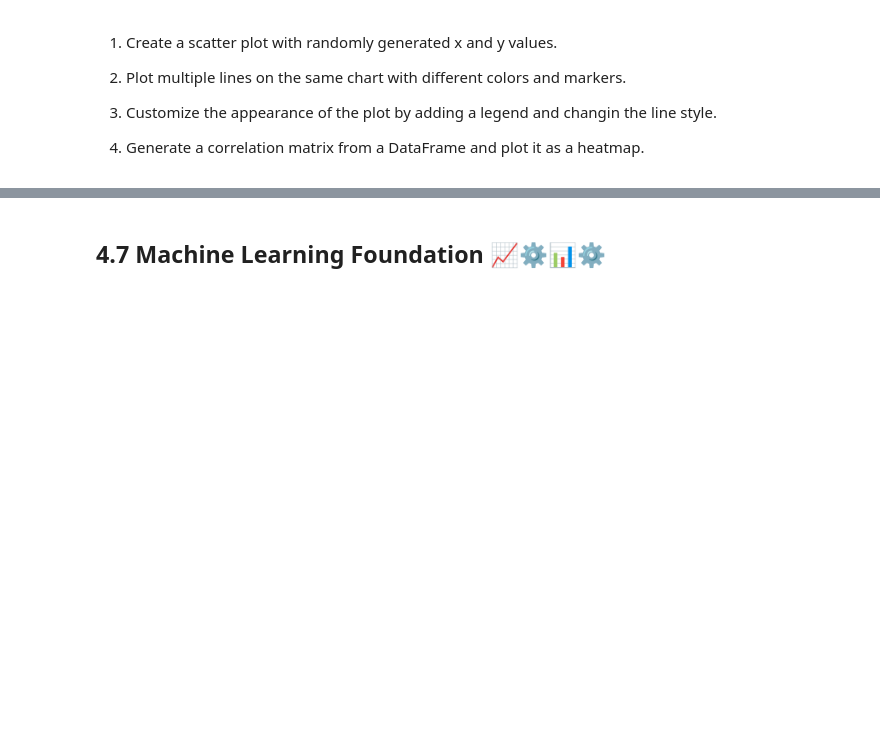
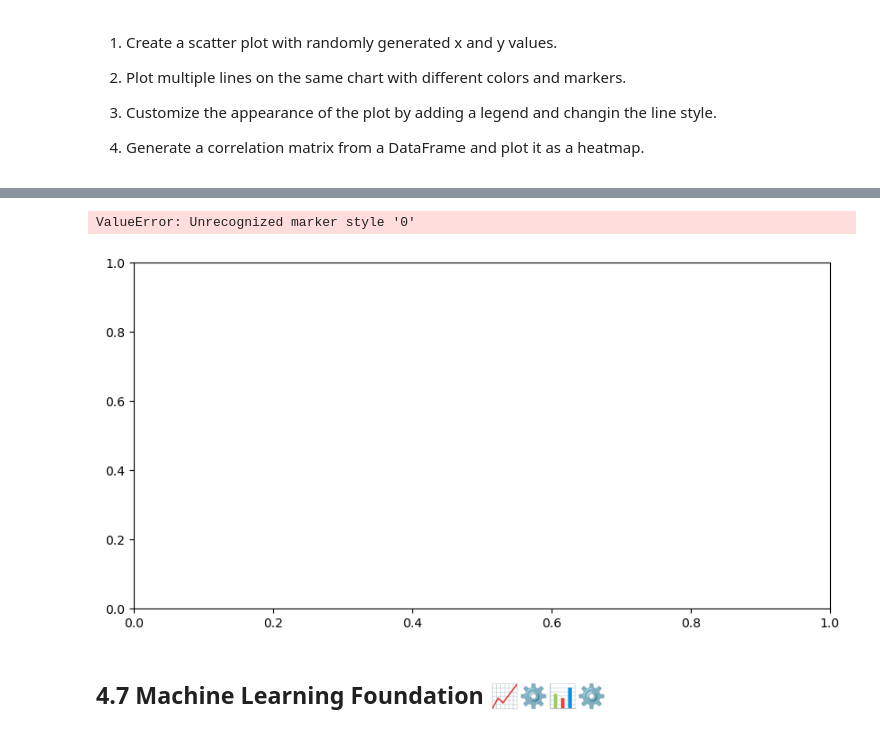
Before and after one commit to HXCLogic/Machine-Learning-382, a Jupyter notebook: lab-101-introduction/lab_101-introduction-project-setup.ipynb, the cells around one changed output, grey strips where cells are left out. Saved outputs shown, nothing was run; the diff lists cells and outputs as text; code cells hidden in the pictures; blank space fills up the shorter version.

```diff
--- a/lab-101-introduction/lab_101-introduction-project-setup.ipynb
+++ b/lab-101-introduction/lab_101-introduction-project-setup.ipynb
@@ -1145,3 +1204,38 @@ __Practice Questions:__
+# %%
+#2
+# Generate x values
+x = np.linspace(0, 10, 100)
+
+# Generate y values for each line
+y1 = np.sin(x)
+y2 = np.cos(x)
+y3 = np.tan(x)
+
+# Create plot
+plt.figure(figsize=(10, 5))
+
+# Plot first line
+plt.plot(x, y1, label='sin(x)', color='blue', marker='0')
+
+# Plot second line
+plt.plot(x, y2, label='cos(x)', color='red', linestyle='--')
+
+# Plot third line
+plt.plot(x, y3, label='tan(x)', color='green', linewidth='2')
+
+# Add title and labels
+plt.title('Multiple Lines on the Same Chart')
+plt.xlabel('X-axis')
+plt.ylabel('Y-axis')
+
+# Add legend
+plt.legend()
+
+# Display the plot
+plt.show()
+# %% [output]
+ValueError: Unrecognized marker style '0'
+[figure, added]
 # %% [markdown]
 ## 4.7 Machine Learning Foundation      📈⚙📊⚙
 # %% [markdown]
```
Also changed, not shown: parts of 20 cells of this notebook, 3 other files.
